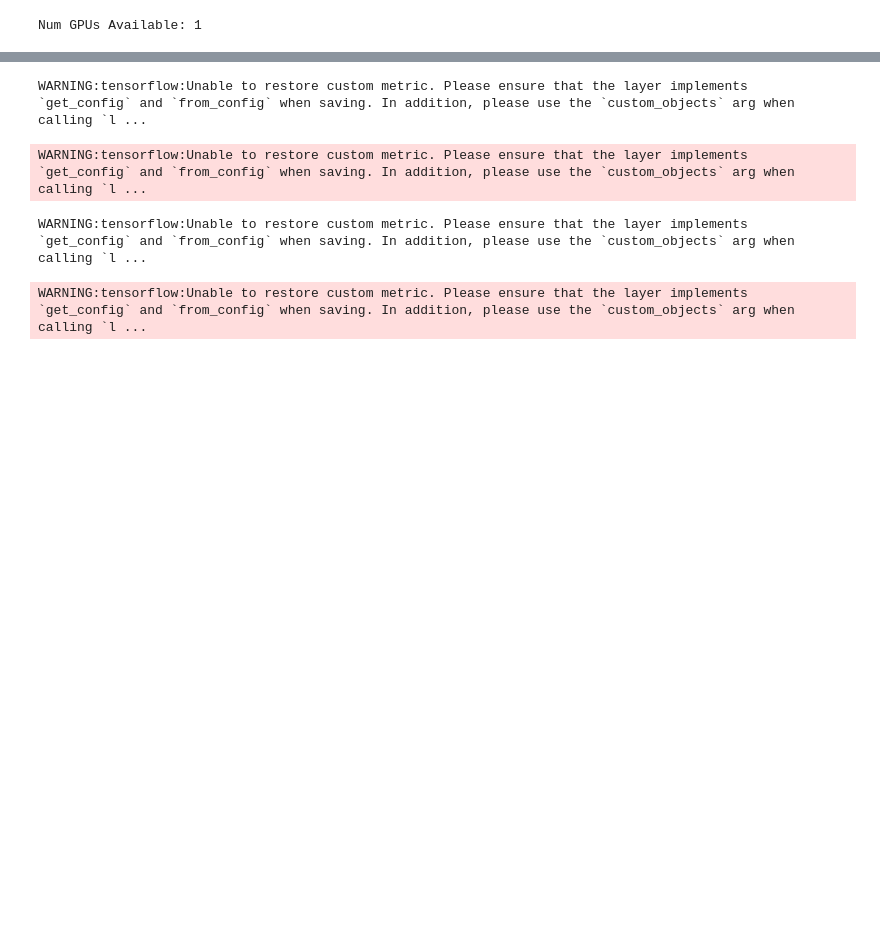
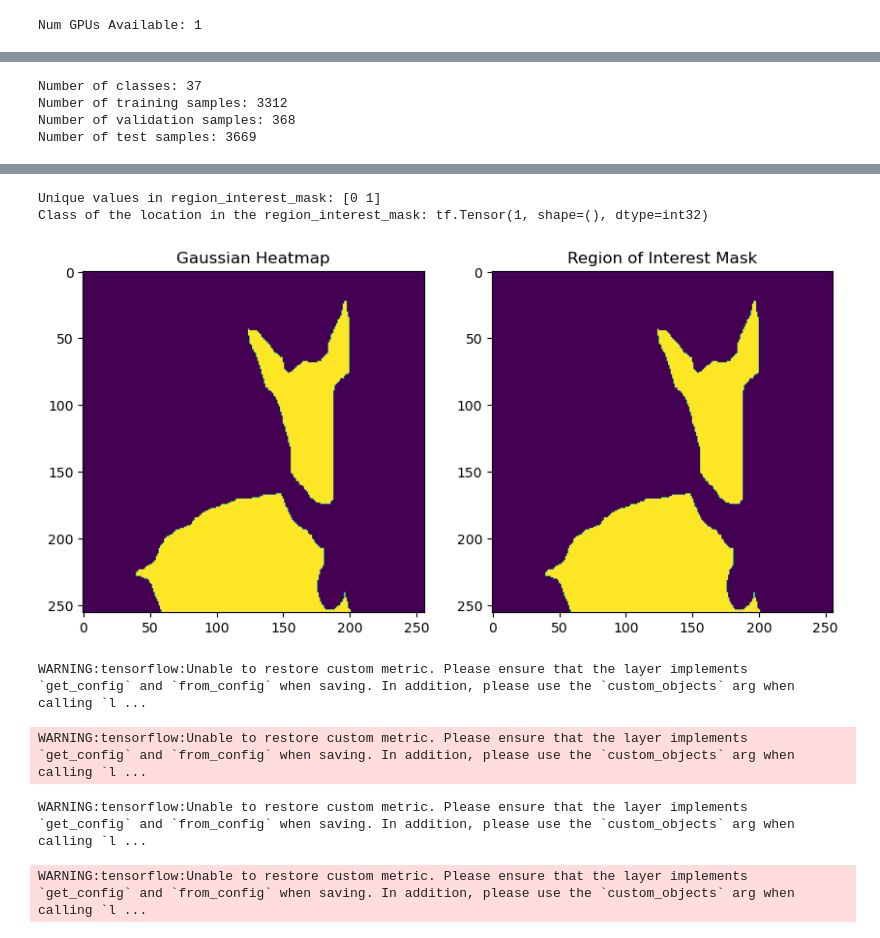
Before and after one commit to vidiasgiannis/CV_Segmentation_Mask_Modelling, a Jupyter notebook: src/test.ipynb, the cells around one changed output, grey strips where cells are left out. Drawn from its saved outputs; the diff is of its cells as text; code cells hidden in the pictures; blank space fills up the shorter version.

```diff
--- a/src/test.ipynb
+++ b/src/test.ipynb
@@ -45,0 +53,56 @@ plt.show()
+# %%
+import matplotlib.pyplot as plt
+from point_segmentation import mask_heat_modification, random_loc, create_gaussian_heatmap
+
+# First figure
+plt.figure(figsize=(10, 5))
+plt.subplot(1, 2, 1)  # 1 row, 2 columns, first plot
+plt.title("Gaussian Heatmap")
+
+import tensorflow as tf
+import numpy as np
+from data_loading import OxfordPetDataset
+from augmentation import batch
+from models import clip_segmentation_model  # 2_c exercise
+
+# Load the data
+dataset = OxfordPetDataset()
+dataset.load_data()
+dataset.one_hot_encoding()
+
+# Resize and normalize
+reshape_size = (256, 256)
+dataset.res_norm(reshape_size)
+dataset.mask_prep()
+dataset.heatmaps()
+
+train = dataset.train_raw
+val = dataset.val_raw
+test = dataset.test_raw
+ds_info = dataset.ds_info
+get_label_name = dataset.get_label_name
+
+for i, example in enumerate(train.take(1)):  # Take a single example
+    mask = example['segmentation_mask']
+    location = example['location']
+    image_heatmap = example['image+heatmap']
+    heatmap = image_heatmap[:, :, 3]
+    original_mask = example['original_mask']
+    unique_values = tf.unique(tf.reshape(tf.cast(original_mask, tf.int32), [-1]))[0]
+    print("Unique values in region_interest_mask:", unique_values.numpy())
+    location_class_uniquevalues = original_mask[location[0], location[1], 0]
+    print("Class of the location in the region_interest_mask:", location_class_uniquevalues)
+
+    plt.imshow(original_mask)
+
+    plt.subplot(1, 2, 2)  # Second plot in the same figure
+    plt.imshow(mask)
+    plt.title("Region of Interest Mask")
+    # Print unique values in the region_interest_mask
+    unique_values = tf.unique(tf.reshape(tf.cast(mask, tf.int32), [-1]))[0]
+    print("Unique values in region_interest_mask:", unique_values.numpy())
+    location_class_uniquevalues = mask[location[0], location[1], 0]
+    print("Class of the location in the region_interest_mask:", location_class_uniquevalues)
+
+plt.show()
+# %% [output]
@@ -45,0 +119,4 @@ plt.show()
+Number of classes: 37
+Number of training samples: 3312
+Number of validation samples: 368
+Number of test samples: 3669
@@ -46,3 +125,6 @@ plt.show()
+Unique values in region_interest_mask: [0 1]
+Class of the location in the region_interest_mask: tf.Tensor(1, shape=(), dtype=int32)
+[figure, added]
 # %%
 def extract_image_mask(data):
     """Extract image and mask from dictionary"""
```
Also changed, not shown: parts of 4 cells of this notebook, 5 other files.
